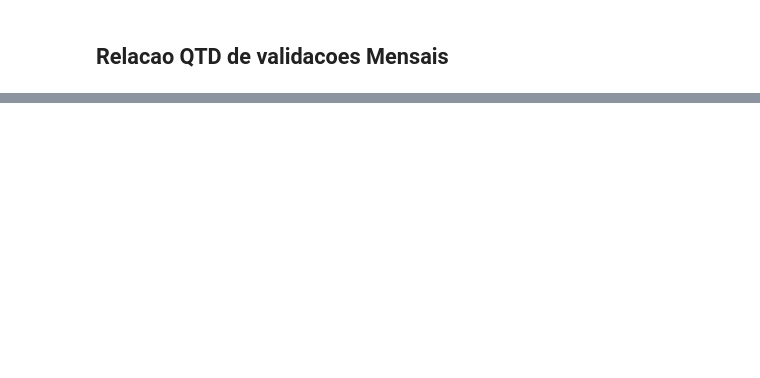
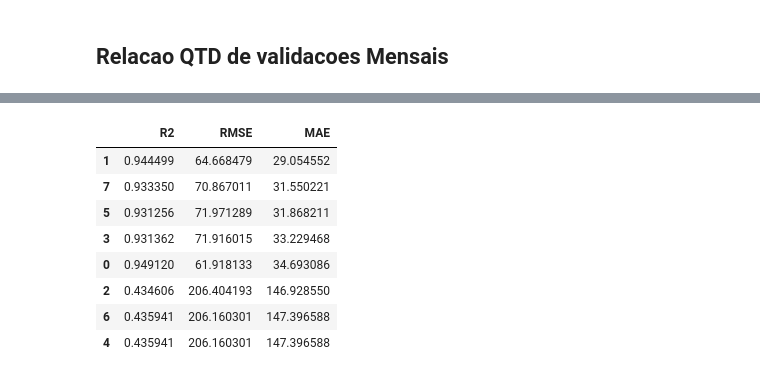
Before and after one commit to medeirosvictor/ds-mobilidade-urbana-fortaleza, a Jupyter notebook: Data-Visualization.ipynb, the cells around one changed output, grey strips where cells are left out. Drawn from its saved outputs; the diff is of its cells as text; code cells hidden in the pictures; blank space fills up the shorter version.

```diff
--- a/Data-Visualization.ipynb
+++ b/Data-Visualization.ipynb
@@ -73,2 +93,15 @@ plt.show()
+# %%
+performance_modelos = pd.read_csv('./performances/performance_total_linha41.csv').sort_values('MAE', ascending=True)
+performance_modelos
+# %% [output]
+|  | R2 | RMSE | MAE |
+| 1 | 0.944499 | 64.668479 | 29.054552 |
+| 7 | 0.933350 | 70.867011 | 31.550221 |
+| 5 | 0.931256 | 71.971289 | 31.868211 |
+| 3 | 0.931362 | 71.916015 | 33.229468 |
+| 0 | 0.949120 | 61.918133 | 34.693086 |
+| 2 | 0.434606 | 206.404193 | 146.928550 |
+| 6 | 0.435941 | 206.160301 | 147.396588 |
+| 4 | 0.435941 | 206.160301 | 147.396588 |
 # %%
 data = pd.read_csv('./performances/ranking_top100.csv', sep=',', delimiter=',')
```
Also changed, not shown: parts of 8 cells of this notebook, 7 other files.
